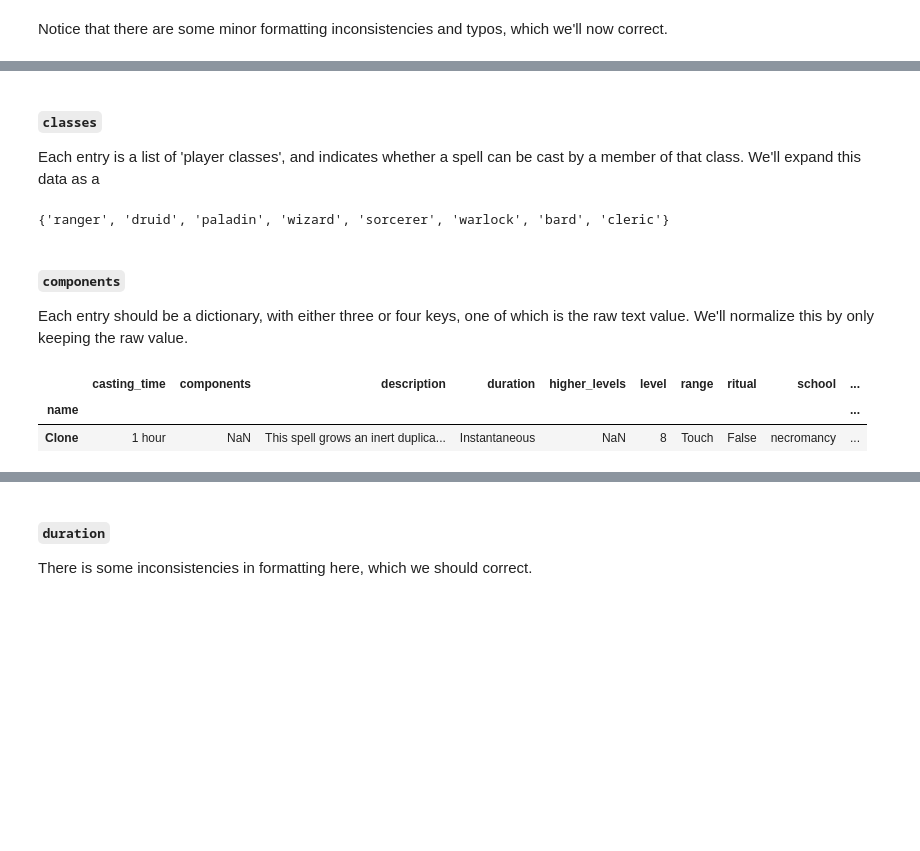
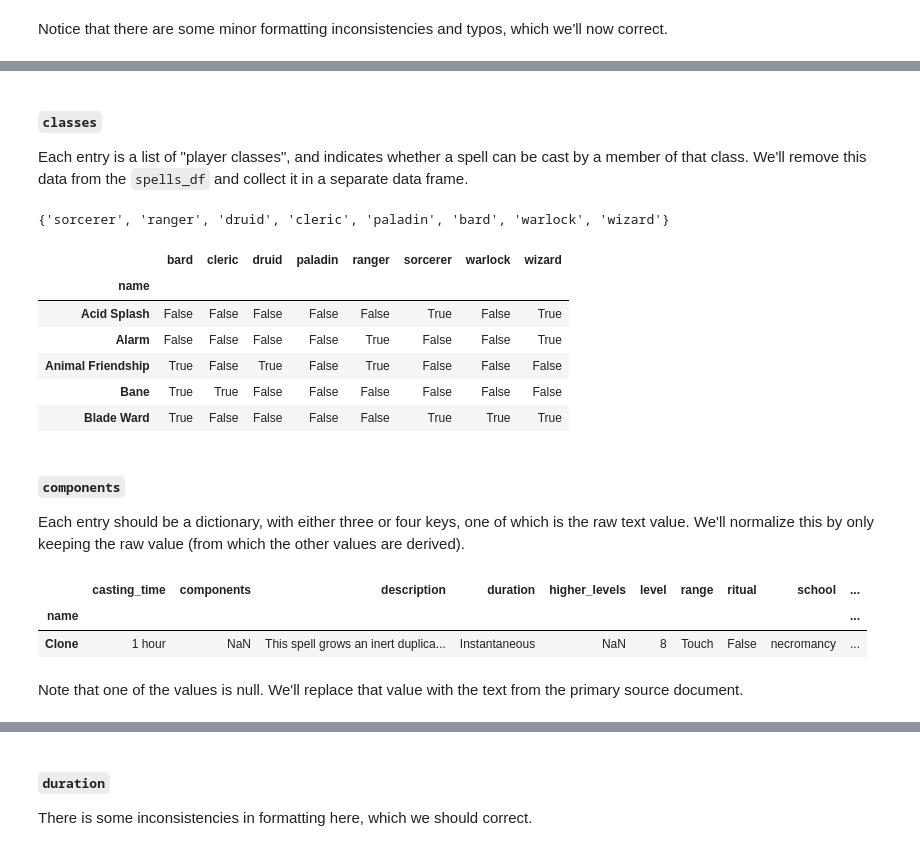
Before and after one commit to wisygig/cr, a Jupyter notebook: 0. Load and clean data.ipynb, the cells around one changed output, grey strips where cells are left out. Cells and saved outputs as stored; diff of their text form; code cells hidden in the pictures; blank space fills up the shorter version.

```diff
--- a/0. Load and clean data.ipynb
+++ b/0. Load and clean data.ipynb
@@ -64,7 +64,7 @@ spells = load_spells()
 We first consider the list of `spells`. Introspection shows that `spells` is a list of dictionaries, which we'll load into a pandas dataframe.
 # %%
 spells_df = pd.DataFrame(spells)
-spells_df.set_index('name', inplace=True)
+spells_df = spells_df.set_index('name')
 spells_df.head()
 # %% [output]
 |  | casting_time | classes | components | description | duration | higher_levels | level | range | ritual | ... |
@@ -115,14 +115,14 @@ spells_df.loc[['Augury', 'Find the Path'], 'casting_time'] = '1 minutes'
 # %% [markdown]
 #### `classes`
 
-Each entry is a list of 'player classes', and indicates whether a spell can be cast by a member of that class. We'll expand this data as a
+Each entry is a list of "player classes", and indicates whether a spell can be cast by a member of that class. We'll remove this data from the `spells_df` and collect it in a separate data frame.
 # %%
 classes = set()
 for classlist in spells_df.classes:
     classes.update(classlist)
 print(classes)
 # %% [output]
-{'ranger', 'druid', 'paladin', 'wizard', 'sorcerer', 'warlock', 'bard', 'cleric'}
+{'sorcerer', 'ranger', 'druid', 'cleric', 'paladin', 'bard', 'warlock', 'wizard'}
 # %%
 assert all(spells_df.classes.apply(type) == list) # every entry is a list
 # %%
@@ -130,16 +130,28 @@ assert len(spells_df.classes[spells_df.classes.apply(len) == 0]) == 0 # every sp
 # %%
 class_spells_df = pd.DataFrame({class_: spells_df['classes'].apply(lambda x: class_ in x) for class_ in classes})
 spells_df.drop('classes', axis=1, inplace=True)
+# %%
+class_spells_df.head()
+# %% [output]
+|  | bard | cleric | druid | paladin | ranger | sorcerer | warlock | wizard |
+| name |  |  |  |  |  |  |  |  |
+| Acid Splash | False | False | False | False | False | True | False | True |
+| Alarm | False | False | False | False | True | False | False | True |
+| Animal Friendship | True | False | True | False | True | False | False | False |
+| Bane | True | True | False | False | False | False | False | False |
+| Blade Ward | True | False | False | False | False | True | True | True |
 # %% [markdown]
 #### `components`
 
-Each entry should be a dictionary, with either three or four keys, one of which is the raw text value. We'll normalize this by only keeping the raw value.
+Each entry should be a dictionary, with either three or four keys, one of which is the raw text value. We'll normalize this by only keeping the raw value (from which the other values are derived).
 # %%
 spells_df[spells_df.components.isnull()]
 # %% [output]
 |  | casting_time | components | description | duration | higher_levels | level | range | ritual | school | ... |
 | name |  |  |  |  |  |  |  |  |  | ... |
 | Clone | 1 hour | NaN | This spell grows an inert duplica... | Instantaneous | NaN | 8 | Touch | False | necromancy | ... |
+# %% [markdown]
+Note that one of the values is null. We'll replace that value with the text from the primary source document.
 # %%
 spells_df.loc['Clone', 'components'] = {'raw': 'V, S, M (a diamond worth at least 1,000 gp and at least 1 cubic inch of flesh of the creature that is to be cloned, which the spell consumes, and a vessel worth at least 2,000 gp that has a sealable lid and is large enough to hold a Medium creature, such as a huge urn, coffin, mud filled cyst in the ground, or crystal container filled with salt water)'}
 # %%
```
Also changed, not shown: parts of 15 cells of this notebook, 1 other file.
